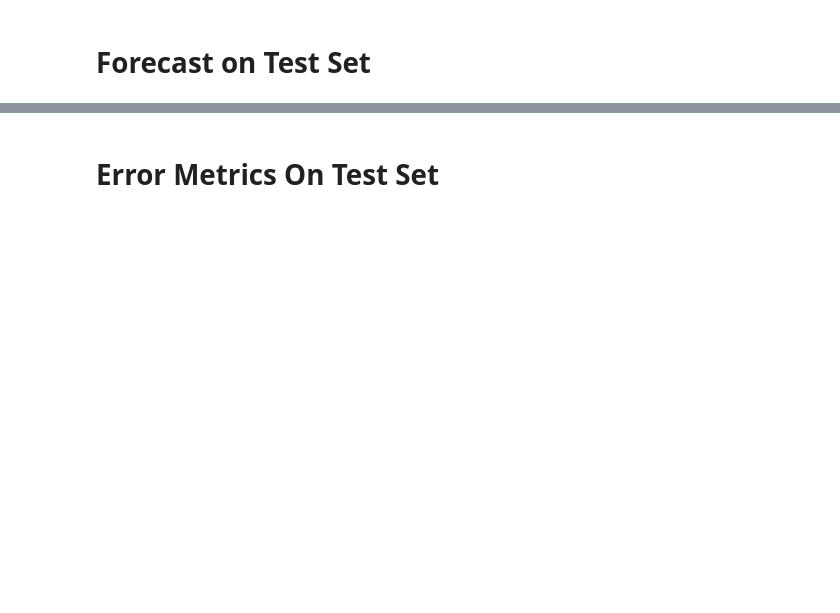
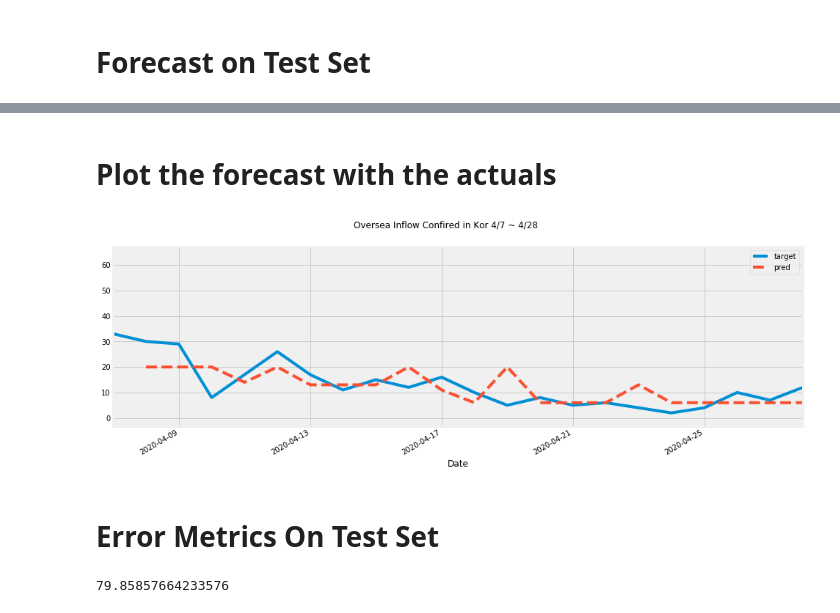
Before and after one commit to Hinterhalter/Post-COVID-19_modeling, a Jupyter notebook: Model_Xgboost.ipynb, the cells around one changed output, grey strips where cells are left out. Cells and saved outputs as stored; diff of their text form; code cells hidden in the pictures; blank space fills up the shorter version.

```diff
--- a/Model_Xgboost.ipynb
+++ b/Model_Xgboost.ipynb
@@ -182,10 +175,14 @@ _ = df_all[['TARGET','pred']].plot(figsize=(15, 5))
+# %% [markdown]
+# Plot the forecast with the actuals
 # %%
 # Plot the forecast with the actuals
 f, ax = plt.subplots(1)
 f.set_figheight(5)
 f.set_figwidth(15)
-_ = pjme_all[['MW_Prediction','PJME_MW']].plot(ax=ax,
-                                              style=['-','.'])
-ax.set_xbound(lower='01-01-2015', upper='02-01-2015')
-ax.set_ylim(0, 60000)
-plot = plt.suptitle('January 2015 Forecast vs Actuals')
+_ = df_all[['target','pred']].plot(ax=ax,
+                                              style=['-','--'])
+ax.set_xbound(lower='2020-04-07', upper='2020-04-28')
+#ax.set_ylim(0, 60000)
+plot = plt.suptitle('Oversea Inflow Confired in Kor 4/7 ~ 4/28')
+# %% [output]
+[figure, added]
@@ -212,0 +194,4 @@ plot = plt.suptitle('First Week of July Forecast vs Actuals')
+# %%
+score
+# %% [output]
+79.85857664233576
```
Also changed, not shown: parts of 40 cells of this notebook.
